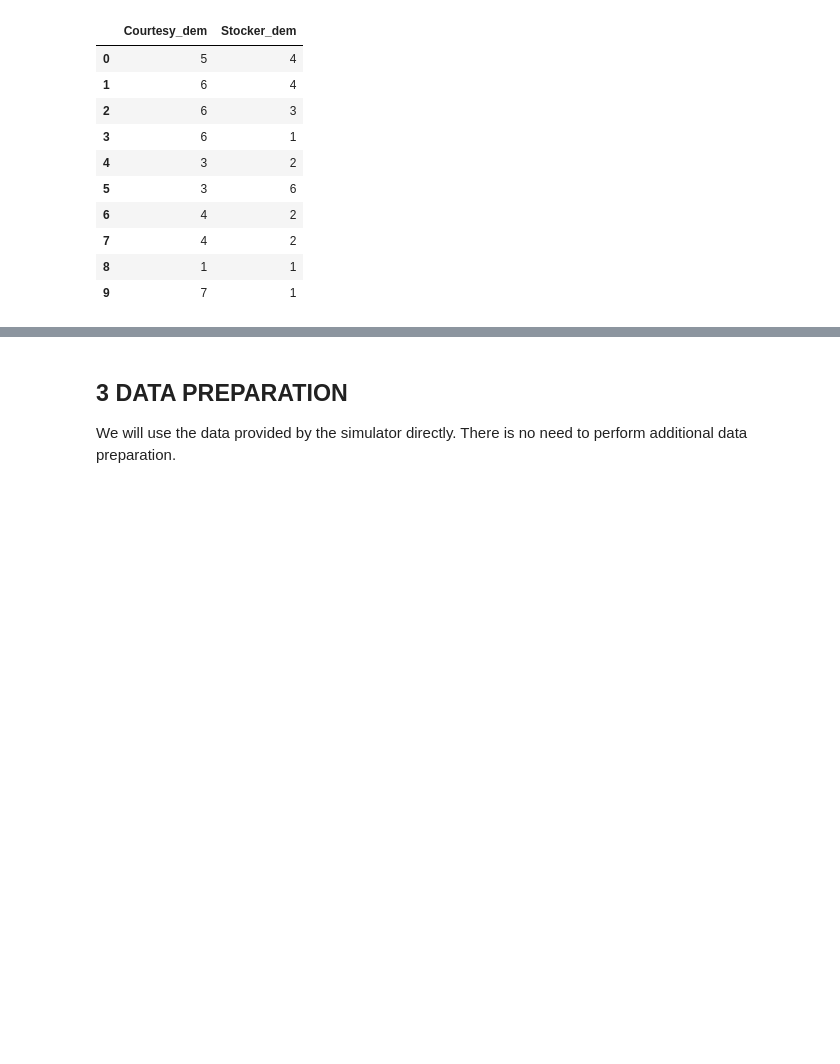
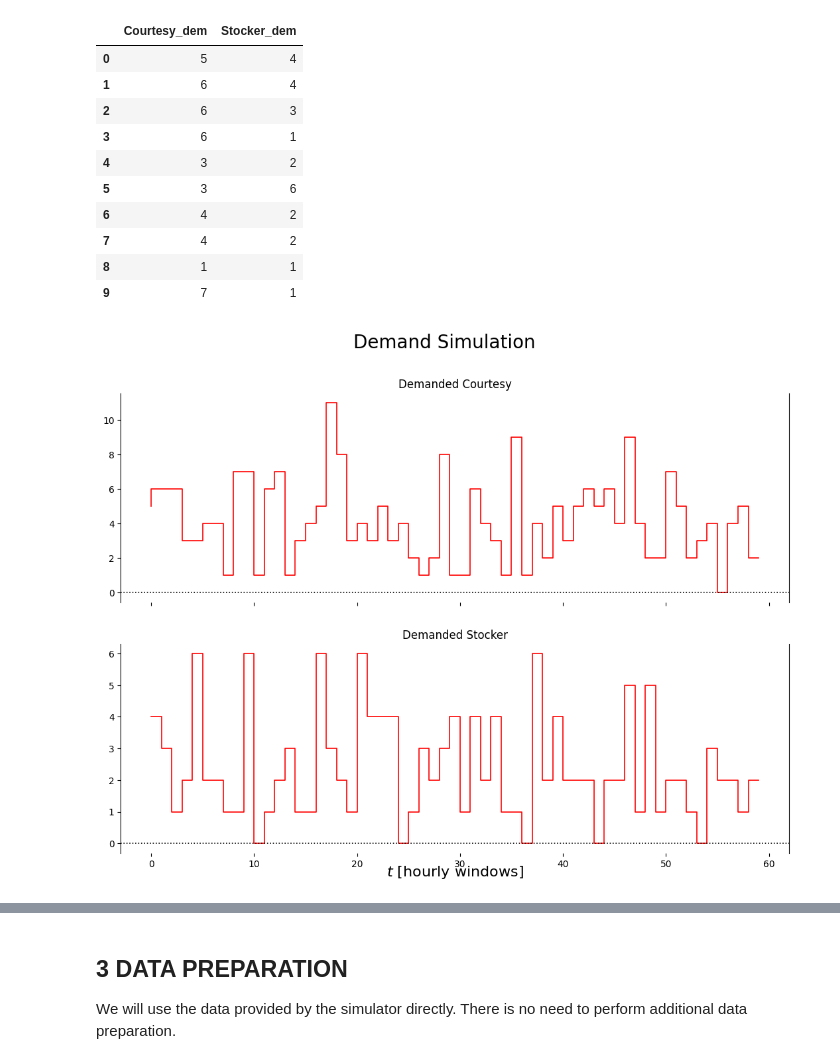
Before and after one commit to LearnableLoopAI/AIShiftScheduler_KE, a Jupyter notebook: AIShiftScheduler_KE^v13.ipynb, the cells around one changed output, grey strips where cells are left out. Cells and saved outputs as stored; diff of their text form; code cells hidden in the pictures; blank space fills up the shorter version.

```diff
--- a/AIShiftScheduler_KE^v13.ipynb
+++ b/AIShiftScheduler_KE^v13.ipynb
@@ -603,26 +578,28 @@ df = pd.DataFrame.from_records(data=DemandData, columns=labels); df[:10]
 | 8 | 1 | 1 |
 | 9 | 7 | 1 |
 # %%
-# ## PUT BACK: COMMENTED OUT TO BE FASTER
-# import random
-# def plot_output(df1, df2):
-#   n_charts = len(bNAMES)
-#   ylabelsize = 16
-#   mpl.rcParams['lines.linewidth'] = 1.2
-#   default_colors = plt.rcParams['axes.prop_cycle'].by_key()['color']
-#   fig, axs = plt.subplots(n_charts, sharex=True)
-#   fig.set_figwidth(13); fig.set_figheight(9)
-#   fig.suptitle('Demand Simulation', fontsize=20)
+## PUT BACK: COMMENTED OUT TO BE FASTER
+import random
+def plot_output(df1, df2):
+  n_charts = len(bNAMES)
+  ylabelsize = 16
+  mpl.rcParams['lines.linewidth'] = 1.2
+  default_colors = plt.rcParams['axes.prop_cycle'].by_key()['color']
+  fig, axs = plt.subplots(n_charts, sharex=True)
+  fig.set_figwidth(13); fig.set_figheight(9)
+  fig.suptitle('Demand Simulation', fontsize=20)
 
-#   for i,bn in enumerate(bNAMES):
-#     axs[i].set_title(f'Demanded {bn}')
-#     axs[i].set_ylim(auto=True); axs[i].spines['top'].set_visible(False); axs[i].spines['right'].set_visible(True); axs[i].spines['bottom'].set_visible(False)
-#     axs[i].step(df1[f'{bn}_dem'], 'r-')
-#     ## axs[i].axhline(y=dem_sim.muD[e], color='k', linestyle=':')
-#     axs[i].axhline(y=0, color='k', linestyle=':')
+  for i,bn in enumerate(bNAMES):
+    axs[i].set_title(f'Demanded {bn}')
+    axs[i].set_ylim(auto=True); axs[i].spines['top'].set_visible(False); axs[i].spines['right'].set_visible(True); axs[i].spines['bottom'].set_visible(False)
+    axs[i].step(df1[f'{bn}_dem'], 'r-')
+    ## axs[i].axhline(y=dem_sim.muD[e], color='k', linestyle=':')
+    axs[i].axhline(y=0, color='k', linestyle=':')
 
-#   axs[i].set_xlabel('$t\ \mathrm{[hourly\ windows]}$', rotation=0, ha='center', va='center', fontweight='bold', size=ylabelsize)
-# plot_output(df, None)
+  axs[i].set_xlabel('$t\ \mathrm{[hourly\ windows]}$', rotation=0, ha='center', va='center', fontweight='bold', size=ylabelsize)
+plot_output(df, None)
+# %% [output]
+[figure, added]
 # %%
 class MeritSimulator():
   def __init__(self, seed=None):
```
Also changed, not shown: parts of 34 cells of this notebook, 4 other files.
